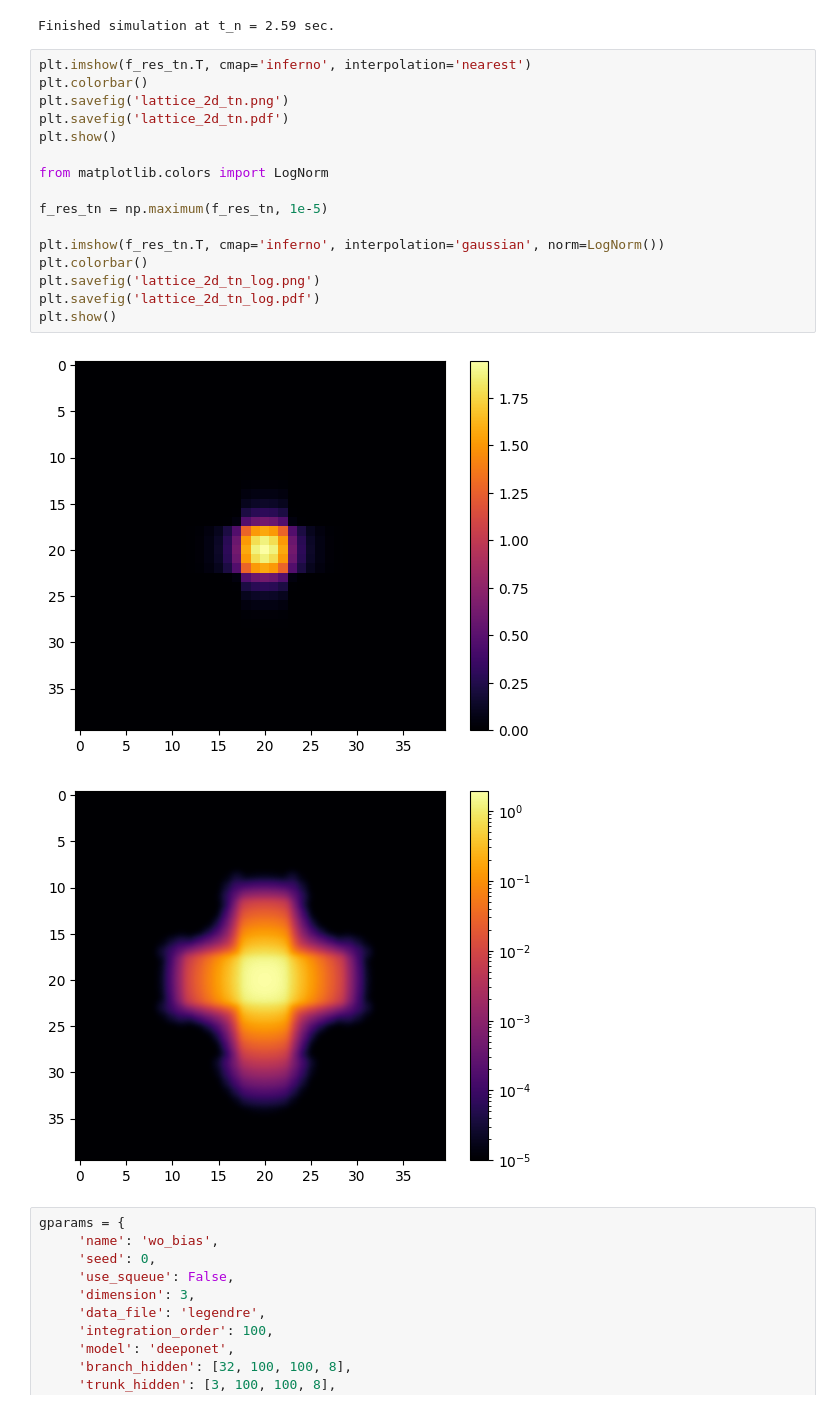
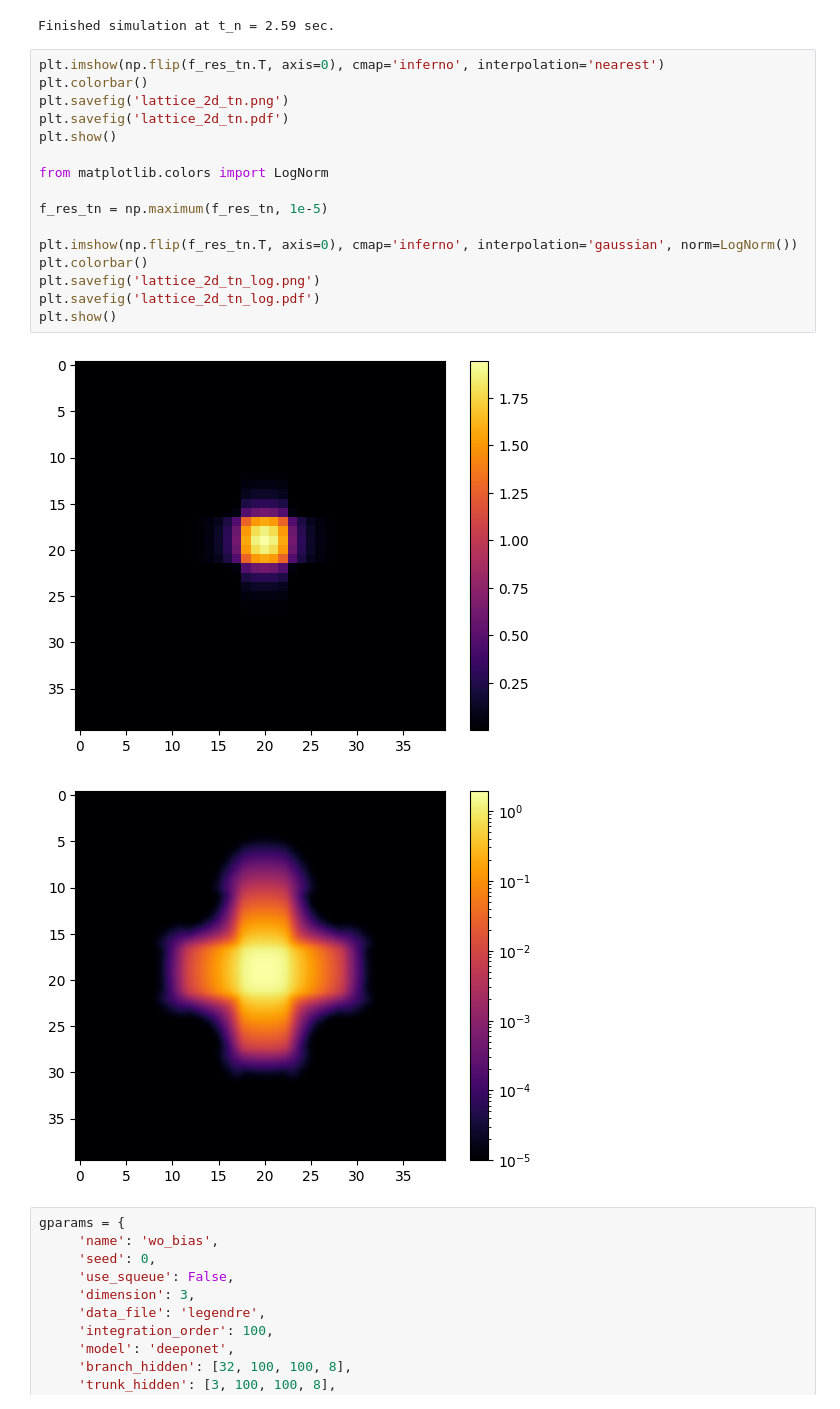
Before and after one commit to ScSteffen/CollisionOperatorLearning, a Jupyter notebook: simulation_study2d.ipynb, the cells around one changed output. Saved outputs shown, nothing was run; the diff lists cells and outputs as text.

```diff
--- a/simulation_study2d.ipynb
+++ b/simulation_study2d.ipynb
@@ -108,24 +108,24 @@ f_res_t0 = np.einsum('ij,ijkl', w_q, f_init) / (4 * np.pi)
 Start simulation
 Finished simulation at t_n = 2.59 sec.
 # %%
-plt.imshow(f_res_tn.T, cmap='inferno', interpolation='nearest')
+plt.imshow(np.flip(f_res_tn.T, axis=0), cmap='inferno', interpolation='nearest')
 plt.colorbar()
 plt.savefig('lattice_2d_tn.png')
 plt.savefig('lattice_2d_tn.pdf')
 plt.show()
 
 from matplotlib.colors import LogNorm
 
 f_res_tn = np.maximum(f_res_tn, 1e-5)
 
-plt.imshow(f_res_tn.T, cmap='inferno', interpolation='gaussian', norm=LogNorm())
+plt.imshow(np.flip(f_res_tn.T, axis=0), cmap='inferno', interpolation='gaussian', norm=LogNorm())
 plt.colorbar()
 plt.savefig('lattice_2d_tn_log.png')
 plt.savefig('lattice_2d_tn_log.pdf')
 plt.show()
 # %% [output]
-[figure, old version]
+[figure, new version]
-[figure, old version]
+[figure, new version]
 # %%
 gparams = {
      'name': 'wo_bias',
```
Also changed, not shown: parts of 4 cells of this notebook.
